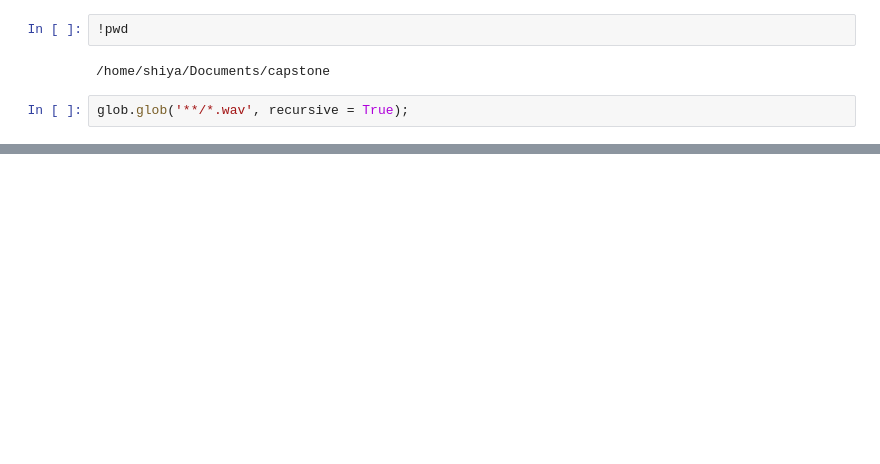
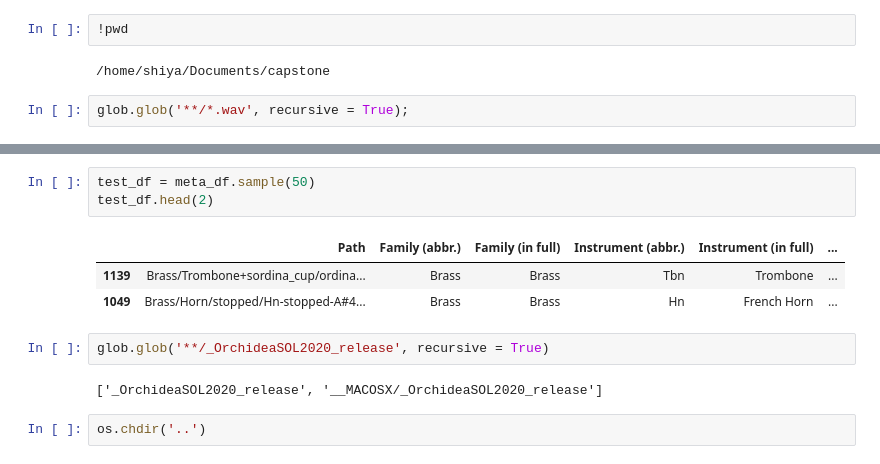
Before and after one commit to ShiYang1101/-Music-transcription-, a Jupyter notebook: music_transcription.ipynb, the cells around one changed output, grey strips where cells are left out. Cells and saved outputs as stored; diff of their text form; blank space fills up the shorter version.

```diff
--- a/music_transcription.ipynb
+++ b/music_transcription.ipynb
@@ -93,0 +260,13 @@ dtype('complex64')
+# %%
+test_df = meta_df.sample(50)
+test_df.head(2)
+# %% [output]
+|  | Path | Family (abbr.) | Family (in full) | Instrument (abbr.) | Instrument (in full) | ... |
+| 1139 | Brass/Trombone+sordina_cup/ordina... | Brass | Brass | Tbn | Trombone | ... |
+| 1049 | Brass/Horn/stopped/Hn-stopped-A#4... | Brass | Brass | Hn | French Horn | ... |
+# %%
+glob.glob('**/_OrchideaSOL2020_release', recursive = True)
+# %% [output]
+['_OrchideaSOL2020_release', '__MACOSX/_OrchideaSOL2020_release']
+# %%
+os.chdir('..')
```
Also changed, not shown: parts of 29 cells of this notebook, 1 other file.
